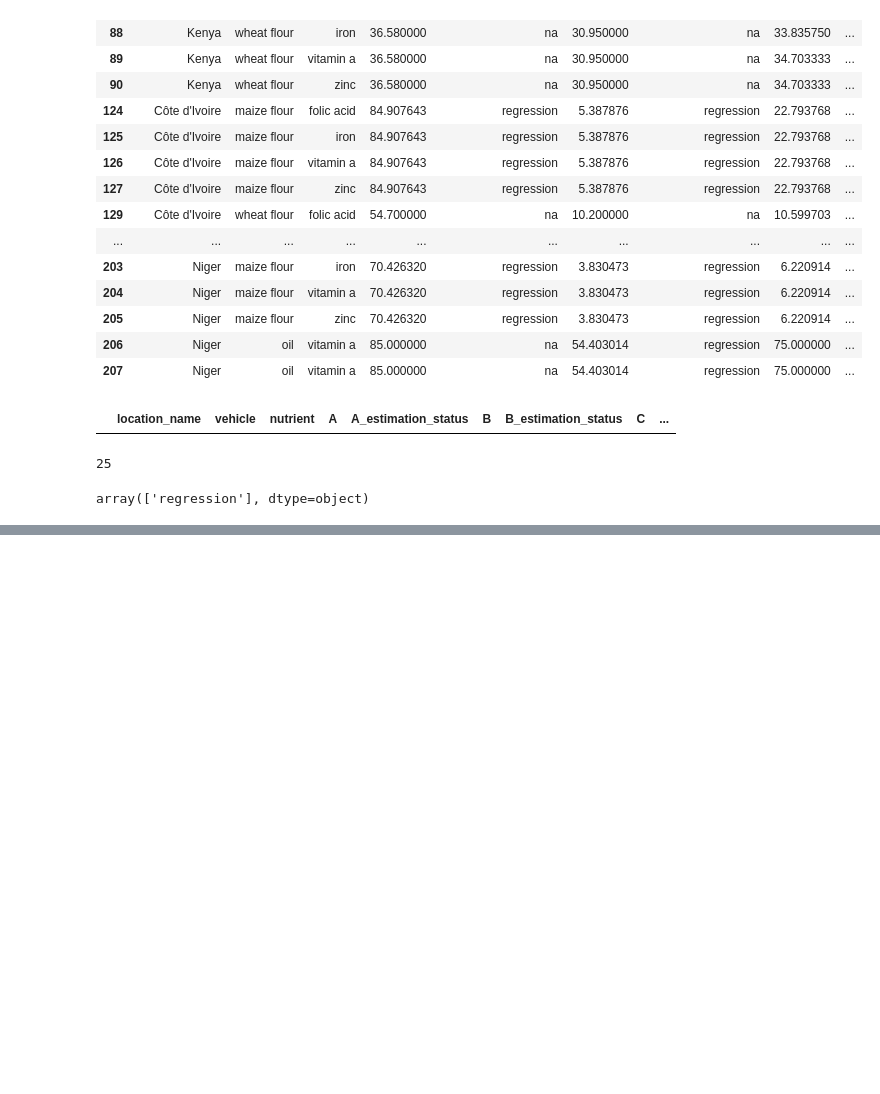
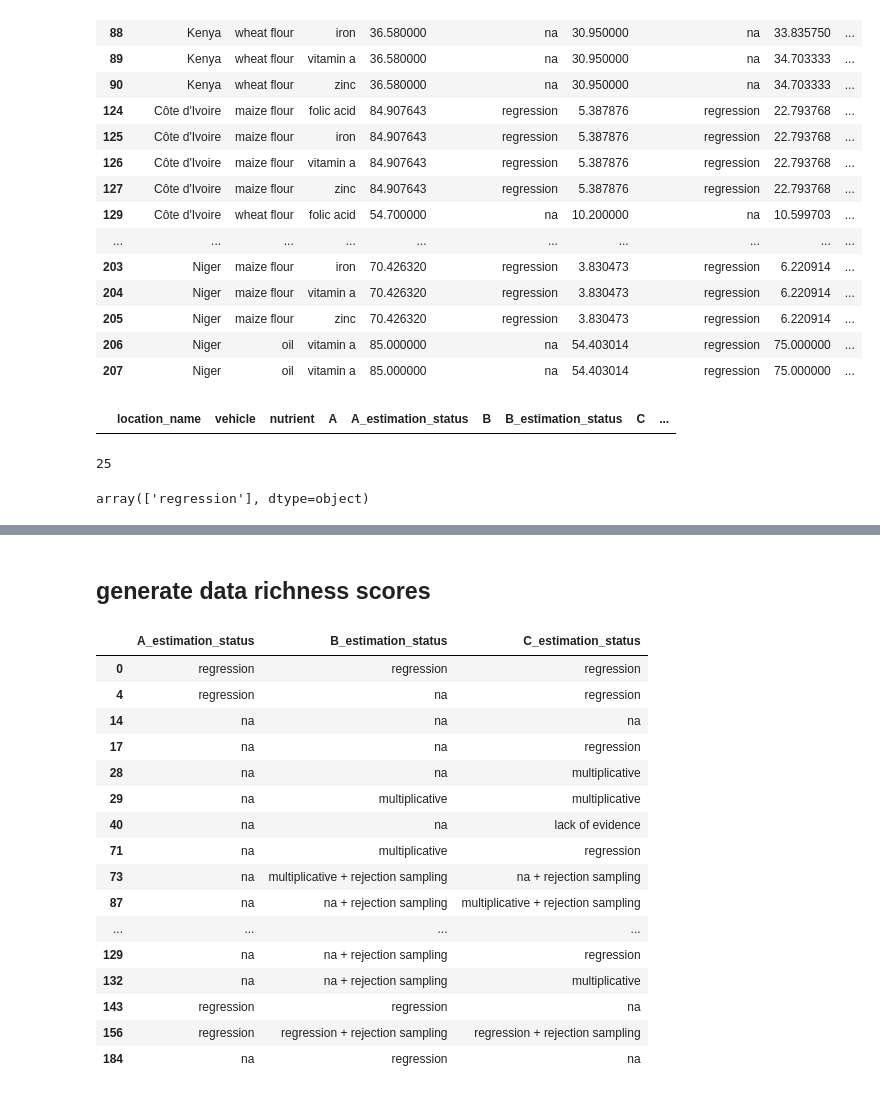
Before and after one commit to ihmeuw/vivarium_research_lsff, a Jupyter notebook: data_prep/gen_outputs/MICE/2021_03_31_compile_results_run_rejection_sampling.ipynb, the cells around one changed output, grey strips where cells are left out. Cells and saved outputs as stored; diff of their text form; code cells hidden in the pictures; blank space fills up the shorter version.

Commit message:
updating data richness

```diff
--- a/data_prep/gen_outputs/MICE/2021_03_31_compile_results_run_rejection_sampling.ipynb
+++ b/data_prep/gen_outputs/MICE/2021_03_31_compile_results_run_rejection_sampling.ipynb
@@ -170,3 +168,6 @@ df[(df.value_025_percentile)]
+# %%
+df.loc[(df.value_025_percentile.isna()),'value_025_percentile'] = df.lower
+df.loc[(df.value_975_percentile.isna()),'value_975_percentile'] = df.upper
 # %%
 A = df[(df.value_description=="percent of population eating vehicle")].rename(
     columns={
@@ -331,2 +436,0 @@ ref2[(ref2.B.isna() | ref2.C.isna())]
-# %%
-ref2['score'] = 0
@@ -332,0 +460,22 @@ ref2['score'] = 0
+# %% [markdown]
+## generate data richness scores
+# %%
+ref2[['A_estimation_status','B_estimation_status','C_estimation_status']].drop_duplicates()
+# %% [output]
+|  | A_estimation_status | B_estimation_status | C_estimation_status |
+| 0 | regression | regression | regression |
+| 4 | regression | na | regression |
+| 14 | na | na | na |
+| 17 | na | na | regression |
+| 28 | na | na | multiplicative |
+| 29 | na | multiplicative | multiplicative |
+| 40 | na | na | lack of evidence |
+| 71 | na | multiplicative | regression |
+| 73 | na | multiplicative + rejection sampling | na + rejection sampling |
+| 87 | na | na + rejection sampling | multiplicative + rejection sampling |
+| ... | ... | ... | ... |
+| 129 | na | na + rejection sampling | regression |
+| 132 | na | na + rejection sampling | multiplicative |
+| 143 | regression | regression | na |
+| 156 | regression | regression + rejection sampling | regression + rejection sampling |
+| 184 | na | regression | na |
```
Also changed, not shown: parts of 37 cells of this notebook, 1 other file.
